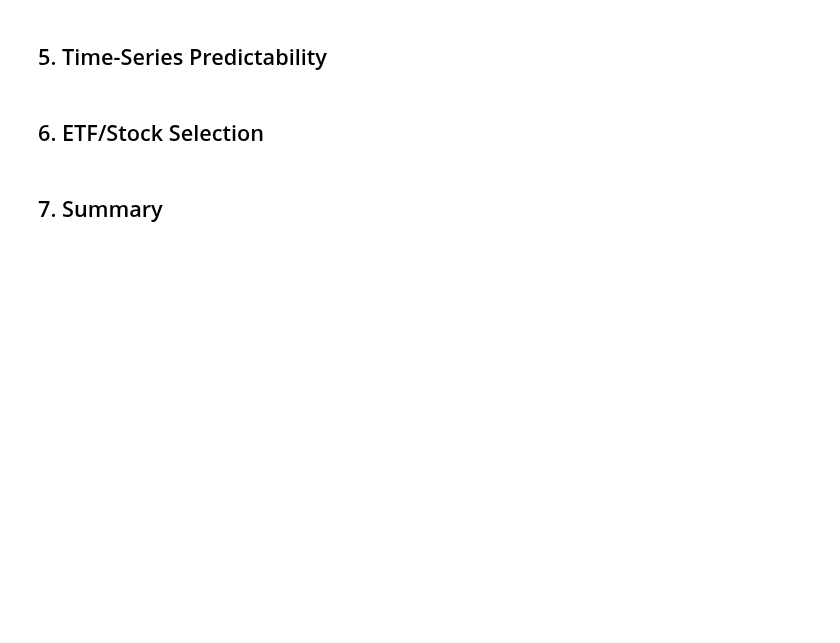
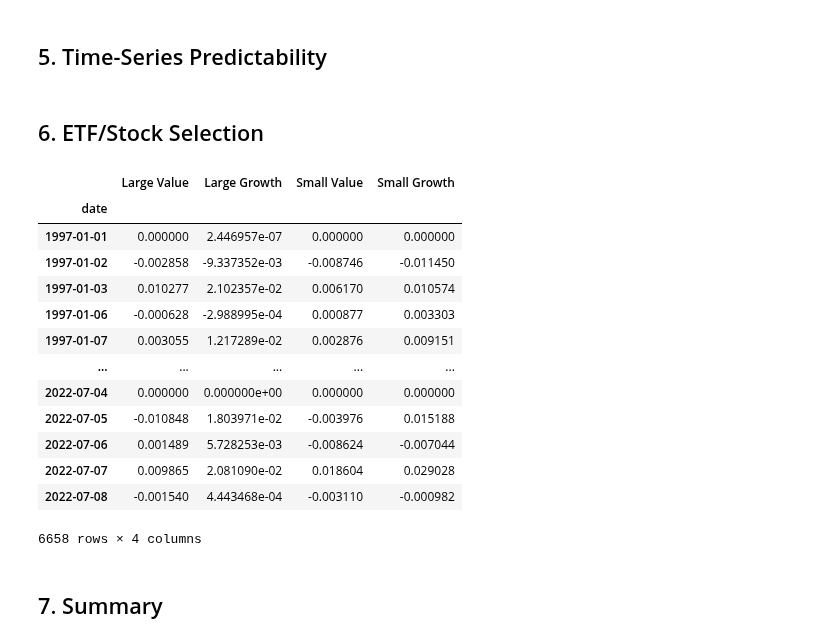
Before and after one commit to jonasniemeyer/investing-ideas, a Jupyter notebook: analyzing_the_value_premium.ipynb, the cells around one changed output. Cells and saved outputs as stored; diff of their text form; code cells hidden in the pictures; blank space fills up the shorter version.

Commit message:
add msci indices import

```diff
--- a/analyzing_the_value_premium.ipynb
+++ b/analyzing_the_value_premium.ipynb
@@ -860,5 +861,35 @@ Two oberservations are worth noting.
 ## 5.&nbsp;Time-Series&nbsp;Predictability
 # %% [markdown]
 ## 6.&nbsp;ETF/Stock&nbsp;Selection
+# %%
+indices = {
+    "Large Value": 650145,
+    "Large Growth": 650250,
+    "Small Value": 655133,
+    "Small Growth": 655238
+}
+# %%
+indices_list = []
+for index_name, index_code in indices.items():
+    data = MSCIReader(index_code).historical_data()["data"]["simple_returns"]
+    data.name = index_name
+    indices_list.append(data)
+indices_df = pd.concat(indices_list, axis=1).dropna().loc["1997-01-01":, :]
+indices_df
+# %% [output]
+|  | Large Value | Large Growth | Small Value | Small Growth |
+| date |  |  |  |  |
+| 1997-01-01 | 0.000000 | 2.446957e-07 | 0.000000 | 0.000000 |
+| 1997-01-02 | -0.002858 | -9.337352e-03 | -0.008746 | -0.011450 |
+| 1997-01-03 | 0.010277 | 2.102357e-02 | 0.006170 | 0.010574 |
+| 1997-01-06 | -0.000628 | -2.988995e-04 | 0.000877 | 0.003303 |
+| 1997-01-07 | 0.003055 | 1.217289e-02 | 0.002876 | 0.009151 |
+| ... | ... | ... | ... | ... |
+| 2022-07-04 | 0.000000 | 0.000000e+00 | 0.000000 | 0.000000 |
+| 2022-07-05 | -0.010848 | 1.803971e-02 | -0.003976 | 0.015188 |
+| 2022-07-06 | 0.001489 | 5.728253e-03 | -0.008624 | -0.007044 |
+| 2022-07-07 | 0.009865 | 2.081090e-02 | 0.018604 | 0.029028 |
+| 2022-07-08 | -0.001540 | 4.443468e-04 | -0.003110 | -0.000982 |
+6658 rows × 4 columns
 # %% [markdown]
 ## 7.&nbsp;Summary
```
Also changed, not shown: parts of 6 cells of this notebook.
